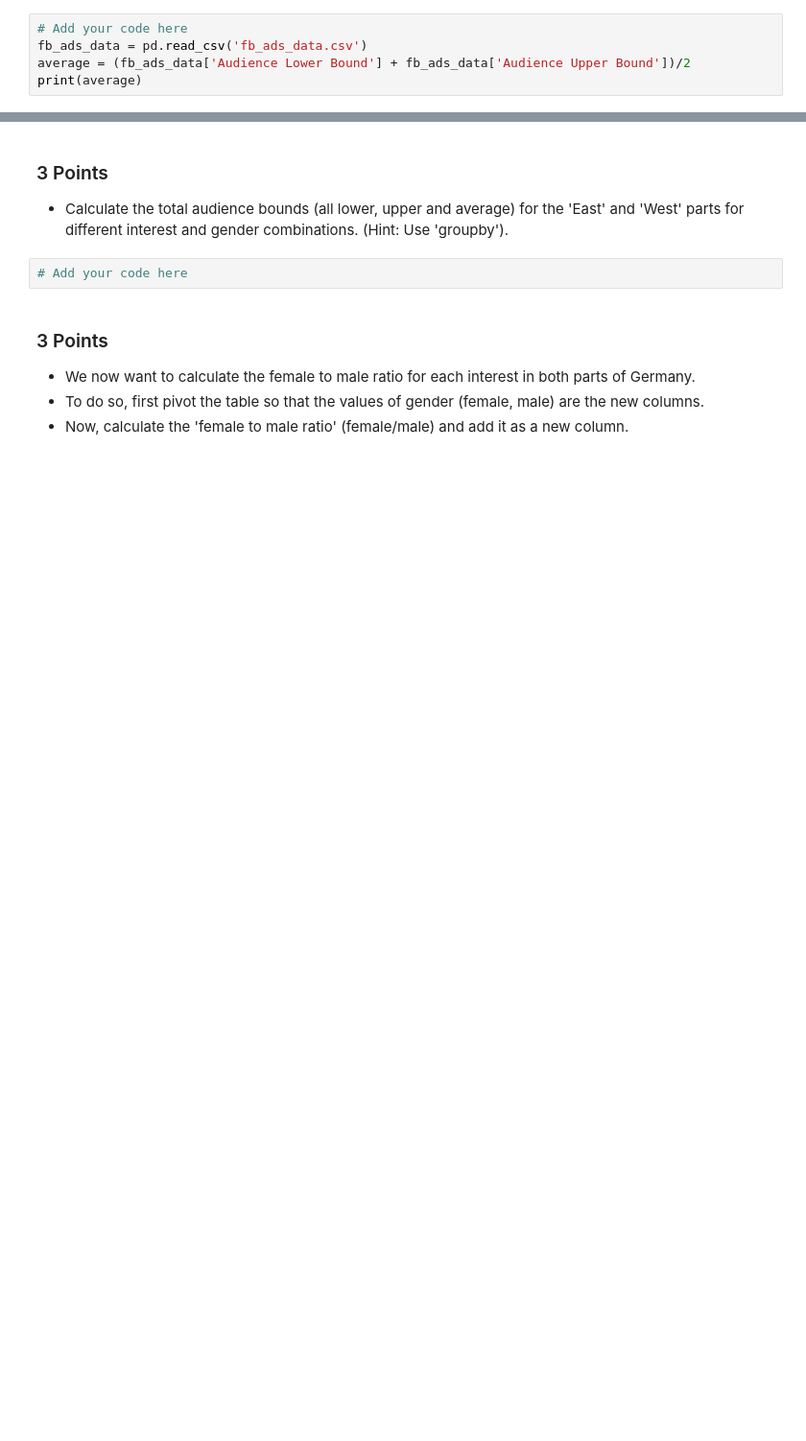
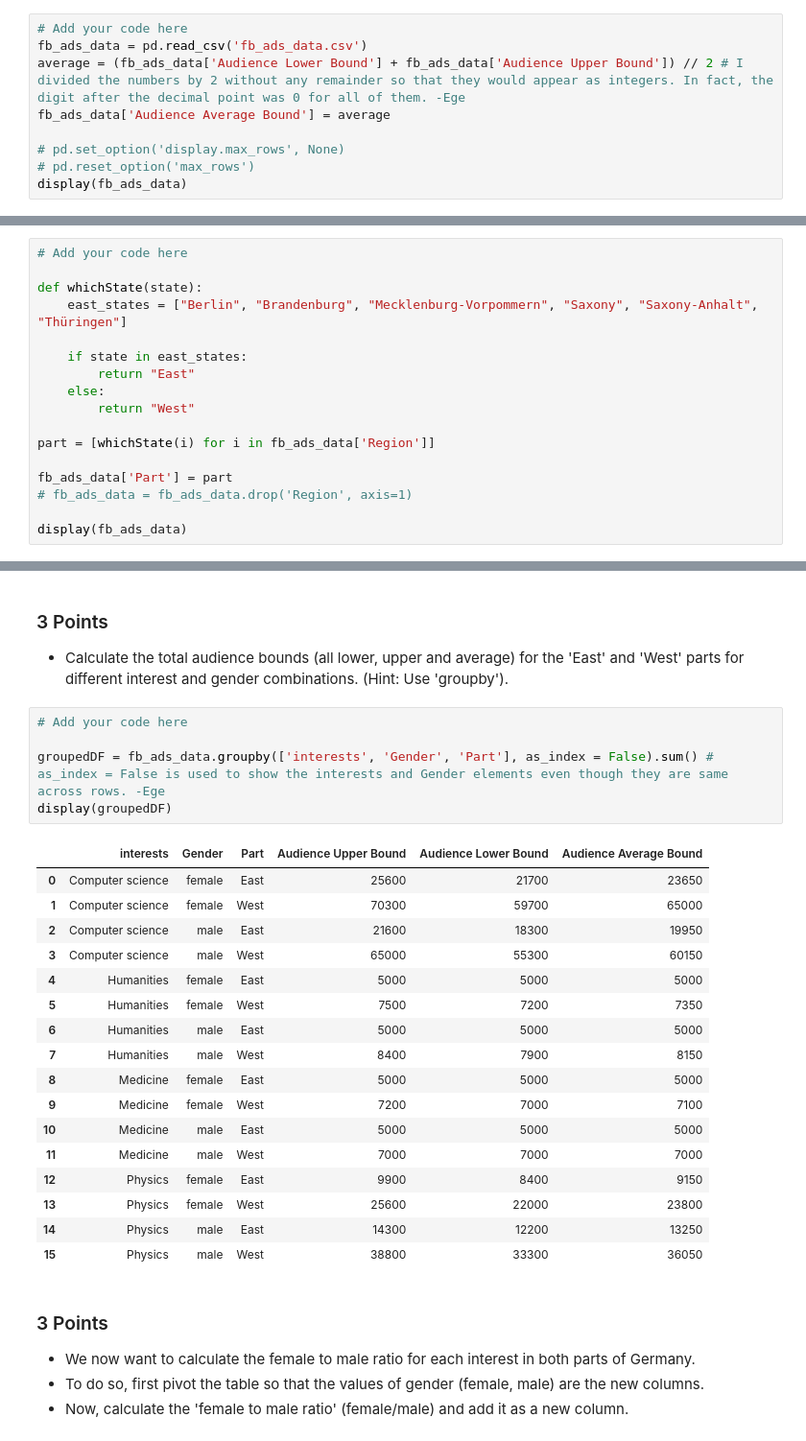
Before and after one commit to samueleserri/Elements-of-Data-Science-and-Artificial-Intelligence-, a Jupyter notebook: Assignment_2/EDSAI_assignment_2.ipynb, the cells around one changed output, grey strips where cells are left out. Shown: that part at 96% size. Cells and saved outputs as stored; diff of their text form; blank space fills up the shorter version.

Commit message:
added exercise 1 answers except last two questions (2 points)

```diff
--- a/Assignment_2/EDSAI_assignment_2.ipynb
+++ b/Assignment_2/EDSAI_assignment_2.ipynb
@@ -44,6 +44,10 @@ import pandas as pd
 # %%
 # Add your code here
 fb_ads_data = pd.read_csv('fb_ads_data.csv')
-average = (fb_ads_data['Audience Lower Bound'] + fb_ads_data['Audience Upper Bound'])/2
-print(average)
+average = (fb_ads_data['Audience Lower Bound'] + fb_ads_data['Audience Upper Bound']) // 2 # I divided the numbers by 2 without any remainder so that they would appear as integers. In fact, the digit after the decimal point was 0 for all of them. -Ege
+fb_ads_data['Audience Average Bound'] = average
+
+# pd.set_option('display.max_rows', None)
+# pd.reset_option('max_rows')
+display(fb_ads_data)
 # %% [output]
@@ -68,0 +72,17 @@ Length: 96, dtype: float64
+# %%
+# Add your code here
+
+def whichState(state):
+    east_states = ["Berlin", "Brandenburg", "Mecklenburg-Vorpommern", "Saxony", "Saxony-Anhalt", "Thüringen"]
+
+    if state in east_states:
+        return "East"
+    else:
+        return "West"
+
+part = [whichState(i) for i in fb_ads_data['Region']]
+
+fb_ads_data['Part'] = part
+# fb_ads_data = fb_ads_data.drop('Region', axis=1)
+
+display(fb_ads_data)
@@ -70,8 +104,29 @@ Length: 96, dtype: float64
 ### 3 Points
 
 * Calculate the total audience bounds (all lower, upper and average) for the 'East' and 'West' parts for different interest and gender combinations. (Hint: Use 'groupby').
-# %%
-# Add your code here
+# %%
+# Add your code here
+
+groupedDF = fb_ads_data.groupby(['interests', 'Gender', 'Part'], as_index = False).sum() # as_index = False is used to show the interests and Gender elements even though they are same across rows. -Ege
+display(groupedDF)
+# %% [output]
+|  | interests | Gender | Part | Audience Upper Bound | Audience Lower Bound | Audience Average Bound |
+| 0 | Computer science | female | East | 25600 | 21700 | 23650 |
+| 1 | Computer science | female | West | 70300 | 59700 | 65000 |
+| 2 | Computer science | male | East | 21600 | 18300 | 19950 |
+| 3 | Computer science | male | West | 65000 | 55300 | 60150 |
+| 4 | Humanities | female | East | 5000 | 5000 | 5000 |
+| 5 | Humanities | female | West | 7500 | 7200 | 7350 |
+| 6 | Humanities | male | East | 5000 | 5000 | 5000 |
+| 7 | Humanities | male | West | 8400 | 7900 | 8150 |
+| 8 | Medicine | female | East | 5000 | 5000 | 5000 |
+| 9 | Medicine | female | West | 7200 | 7000 | 7100 |
+| 10 | Medicine | male | East | 5000 | 5000 | 5000 |
+| 11 | Medicine | male | West | 7000 | 7000 | 7000 |
+| 12 | Physics | female | East | 9900 | 8400 | 9150 |
+| 13 | Physics | female | West | 25600 | 22000 | 23800 |
+| 14 | Physics | male | East | 14300 | 12200 | 13250 |
+| 15 | Physics | male | West | 38800 | 33300 | 36050 |
 # %% [markdown]
 ### 3 Points
 
```
Also changed, not shown: parts of 7 cells of this notebook, 1 other file.
